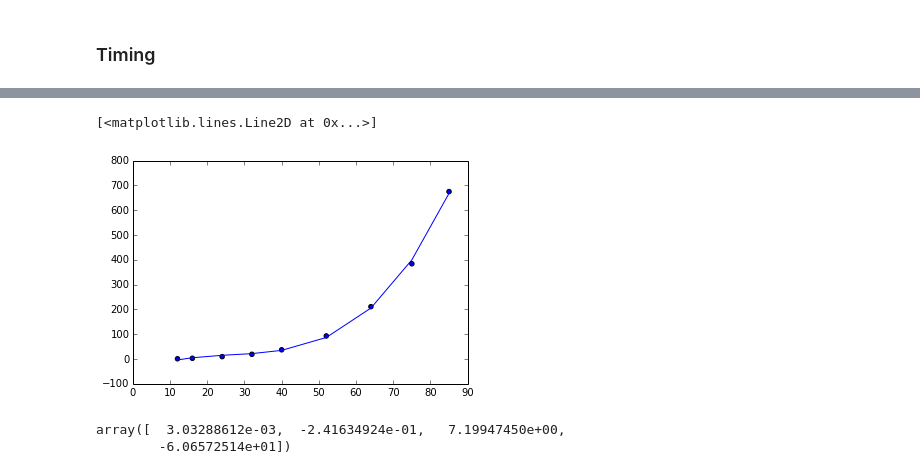
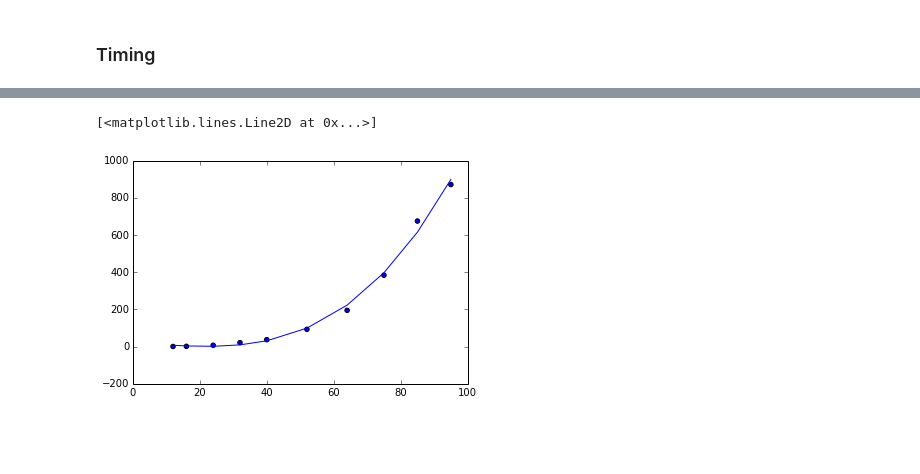
Before and after one commit to forrestsheldon/memNets, a Jupyter notebook: Memristor_Fuse_Network.ipynb, the cells around one changed output, grey strips where cells are left out. Drawn from its saved outputs; the diff is of its cells as text; code cells hidden in the pictures; blank space fills up the shorter version.

```diff
--- a/Memristor_Fuse_Network.ipynb
+++ b/Memristor_Fuse_Network.ipynb
@@ -236,19 +236,14 @@ while testnet.max_unswitched_current() != None:
 # %%
-L = [   12,  16,  24,  32,   40,  52,   64,   75,  85]
-T = [ 0.91,   3, 9.5,  19, 37.1,  93,  211,  384, 675]
+L = [ 12,     16,   24,    32,   40,  52,   64,   75,  85,   95]
+T = [ .7,   1.58, 7.17,  21.3, 37.1,  93,  195,  384, 675,  871]
 
 p = np.polyfit(L, T, 3)
 
 polyfunc = np.poly1d(p)
 
 fig, ax = plt.subplots()
 ax.scatter(L, T)
 ax.plot(L, polyfunc(L))
 # %% [output]
 [<matplotlib.lines.Line2D at 0x...>]
-[figure, old version]
+[figure, new version]
-# %%
-p
-# %% [output]
-array([  3.03288612e-03,  -2.41634924e-01,   7.19947450e+00,
-        -6.06572514e+01])
```
Also changed, not shown: parts of 6 cells of this notebook, 2 other files.
